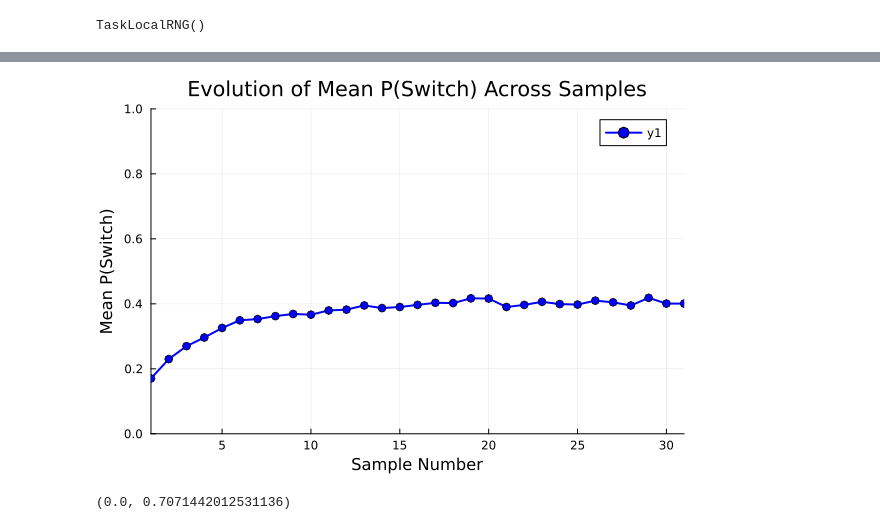
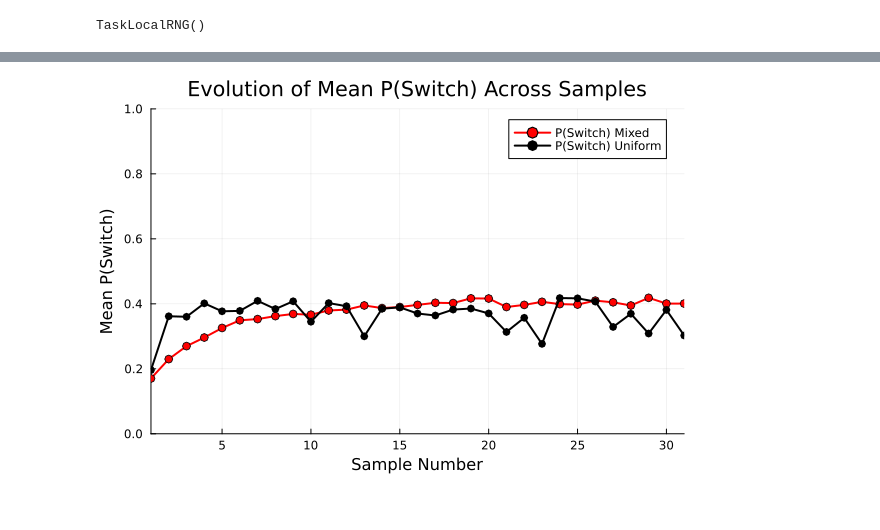
Before and after one commit to AlexHRuf/Overhypothesis-formation-in-new-caledonian-crows, a Jupyter notebook: Models/OH_switch_prob.ipynb, the cells around one changed output, grey strips where cells are left out. Saved outputs shown, nothing was run; the diff lists cells and outputs as text; code cells hidden in the pictures.

```diff
--- a/Models/OH_switch_prob.ipynb
+++ b/Models/OH_switch_prob.ipynb
@@ -65,10 +65,17 @@ function compute_posterior_switch_probabilities(
 end
 
 # Example usage with posterior samples
-P_Stay_all, P_Switch_all = compute_posterior_switch_probabilities(
+P_Stay_mixed, P_Switch_mixed = compute_posterior_switch_probabilities(
     posterior_samples_test1_mixed,  # Test 1 (container 11)
     posterior_samples_test2_mixed,  # Test 2 (container 12)
     -0.8,  # Utility for low value (LV)
     0.7   # Utility for high value (HV)
 )
+
+P_Stay_uniform, P_Switch_uniform = compute_posterior_switch_probabilities(
+    posterior_samples_test1_uniform,  # Test 1 (container 11)
+    posterior_samples_test2_uniform,  # Test 2 (container 12)
+    -0.8,  # Utility for low value (LV)
+    0.7   # Utility for high value (HV)
+)
 # %% [output]
@@ -130,29 +115,28 @@ Plots.AnimatedGif("/Users/aruf650/Library/CloudStorage/OneDrive-Personal/Uni/PhD
 # %%
 using Plots
 
 # Function to extract the mean P(Switch) for each sample and plot it
-function plot_switch_evolution(P_Switch_all)
-    n_samples = length(P_Switch_all)  # Total number of samples
+function plot_switch_evolution(P_Switch_mixed, P_Switch_uniform)
+    n_samples = length(P_Switch_mixed)  # Total number of samples
 
     # Compute the mean P(Switch) for each sample
-    mean_P_Switch = [mean(P_Switch_all[i]) for i in 1:n_samples]
+    mean_P_Switch_mixed = [mean(P_Switch_mixed[i]) for i in 1:n_samples]
+    mean_P_Switch_uniform = [mean(P_Switch_uniform[i]) for i in 1:n_samples]
 
     # Plot the evolution of mean P(Switch) over samples
     plot(
-        1:n_samples, mean_P_Switch, xlabel = "Sample Number", ylabel = "Mean P(Switch)",
-        title = "Evolution of Mean P(Switch) Across Samples", lw = 2, marker = :o, color = :blue,
-        ylims = (0, 1), xlims = (1, 31)
+        1:n_samples, mean_P_Switch_mixed, xlabel = "Sample Number", ylabel = "Mean P(Switch)",
+        title = "Evolution of Mean P(Switch) Across Samples", lw = 2, marker = :o, color = :red,
+        ylims = (0, 1), xlims = (1, 31), label = "P(Switch) Mixed"
     )
+    # Overlay the evolution of mean P(Switch) for mixed in green
+    plot!(
+        1:n_samples, mean_P_Switch_uniform, lw = 2, marker = :o, color = :black, label = "P(Switch) Uniform"
+    )
+
 end
 
 # Example usage
-plot_switch_evolution(P_Switch_all)
+plot_switch_evolution(P_Switch_mixed, P_Switch_uniform)
 # %% [output]
-[figure, old version]
+[figure, new version]
-# %%
-n_samples = length(P_Switch_all)
-lower_CI = Vector{Float64}(undef, n_samples)
-upper_CI = Vector{Float64}(undef, n_samples)
-lower_CI[1], upper_CI[1] = compute_ci(P_Switch_all[1])
-# %% [output]
-(0.0, 0.7071442012531136)
```
Also changed, not shown: parts of 5 cells of this notebook, 3 other files.
